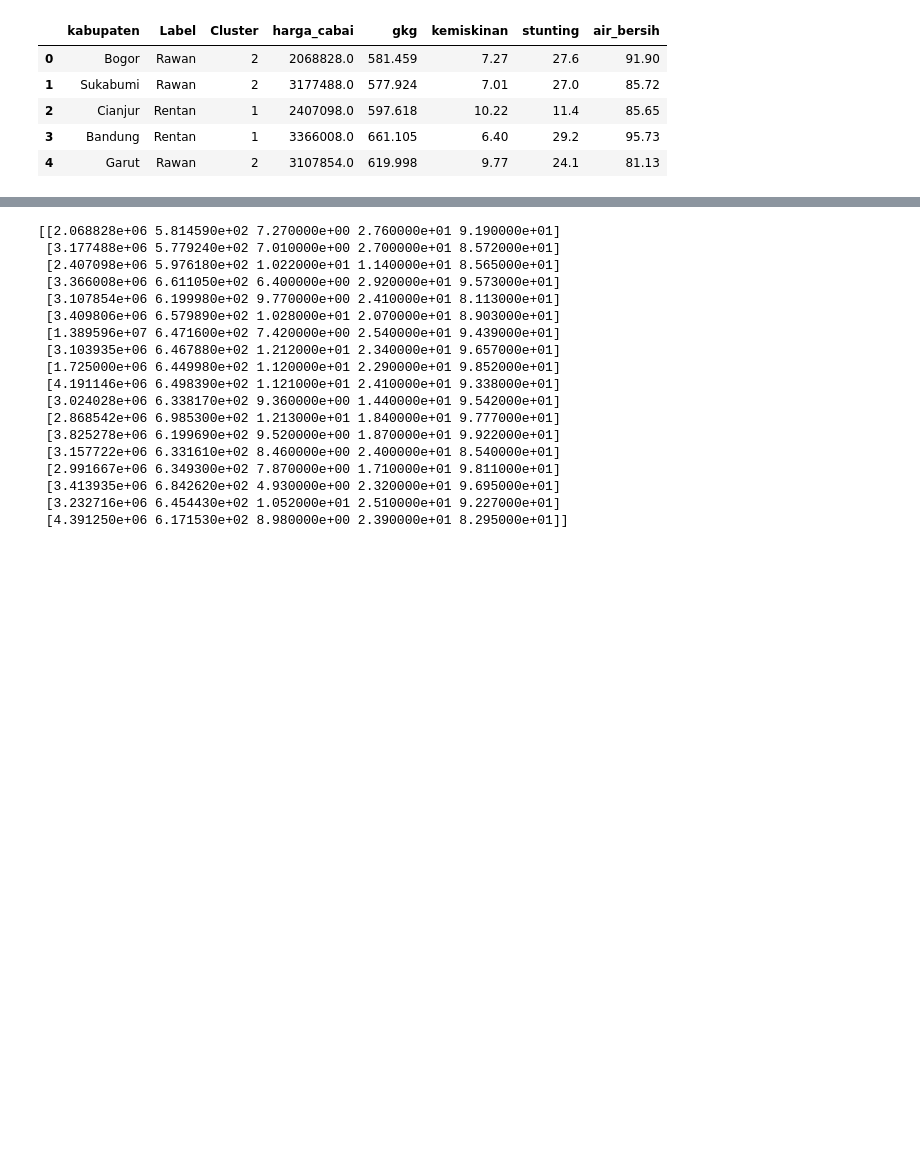
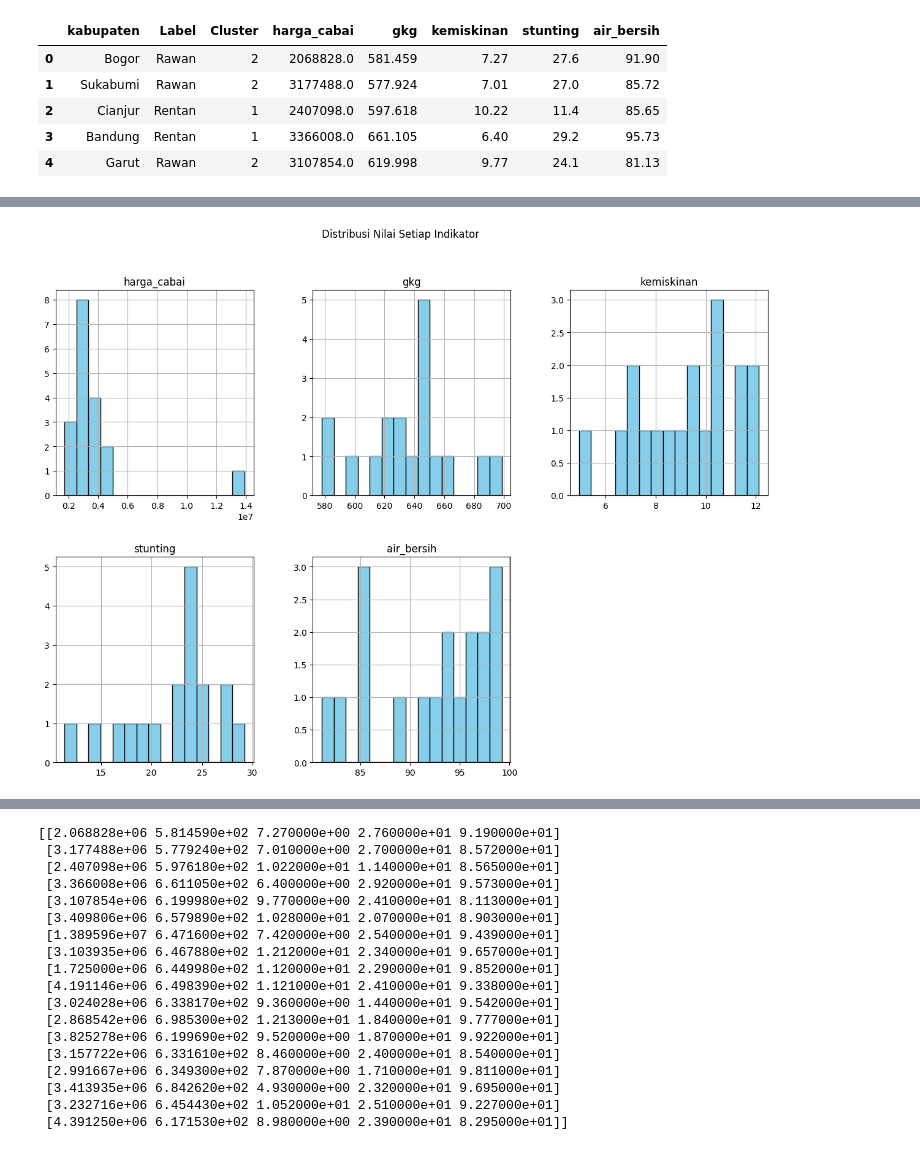
Before and after one commit to andisapei/kelompok2-DRP, a Jupyter notebook: fase3.ipynb, the cells around one changed output, grey strips where cells are left out. Drawn from its saved outputs; the diff is of its cells as text; code cells hidden in the pictures; blank space fills up the shorter version.

```diff
--- a/fase3.ipynb
+++ b/fase3.ipynb
@@ -14,0 +48,7 @@ dataset.head()
+# %%
+features = ['harga_cabai', 'gkg', 'kemiskinan', 'stunting', 'air_bersih']
+df[features].hist(bins=15, figsize=(15, 10), layout=(2, 3), color='skyblue', edgecolor='black')
+plt.suptitle('Distribusi Nilai Setiap Indikator')
+plt.show()
+# %% [output]
+[figure, added]
```
Also changed, not shown: parts of 10 cells of this notebook, 1 other file.
